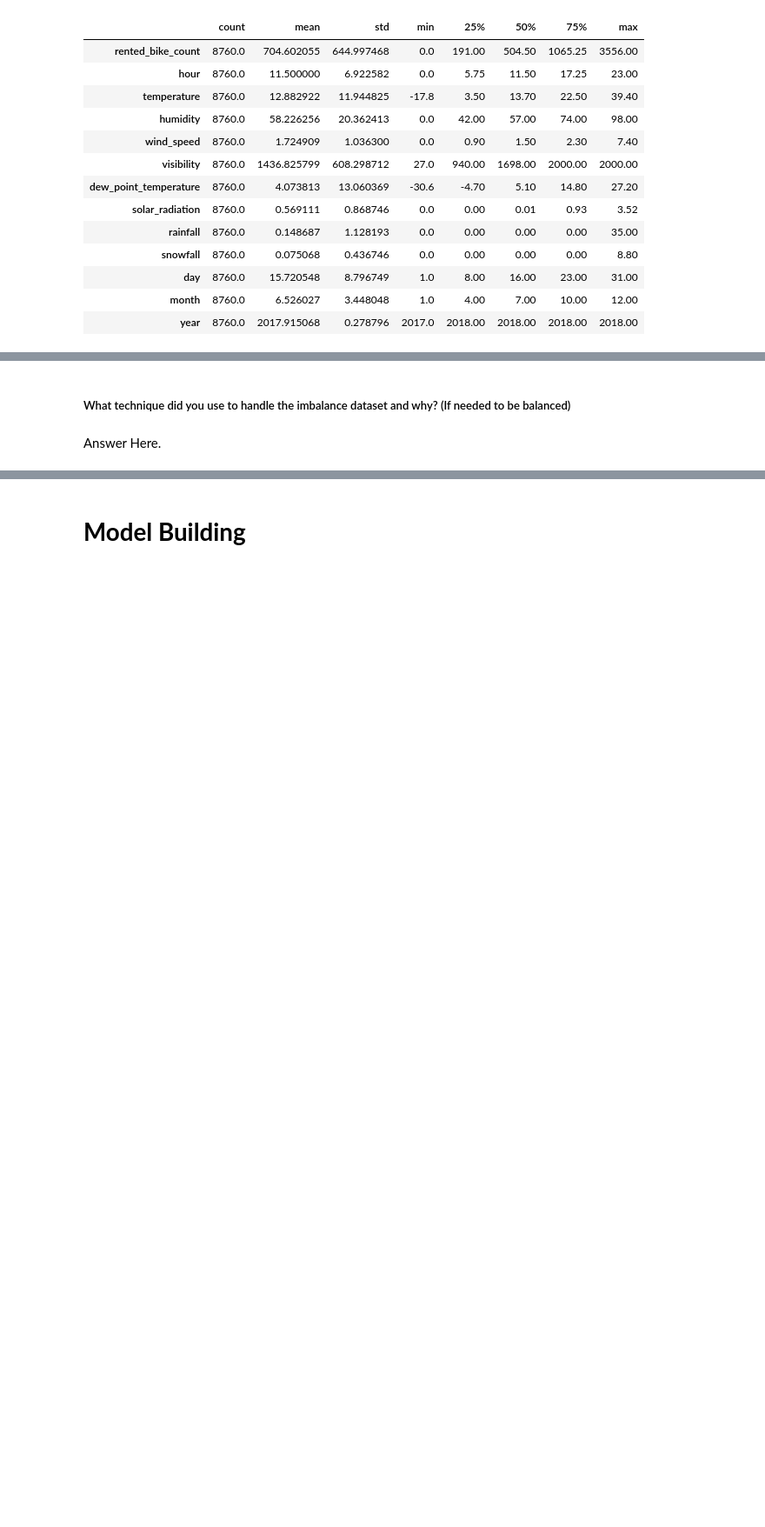
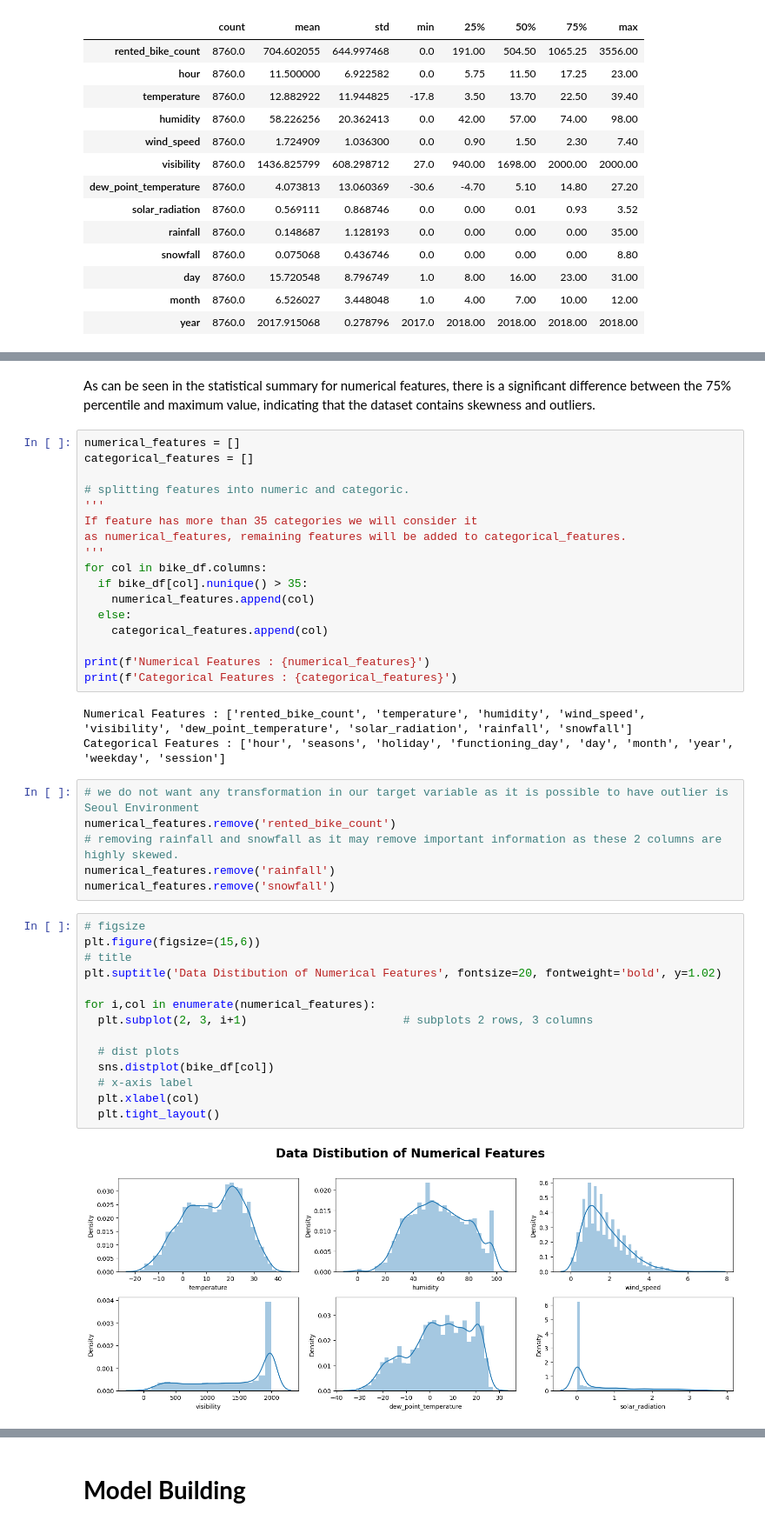
Before and after one commit to hamant-jagwan/Bike_Sharing_Demand_Prediction--ML--Regression, a Jupyter notebook: Capstone_project_ML_Bike_sharing_demand_prediction.ipynb, the cells around one changed output, grey strips where cells are left out. Shown at 87% size. Drawn from its saved outputs; the diff is of its cells as text; blank space fills up the shorter version.

```diff
--- a/Capstone_project_ML_Bike_sharing_demand_prediction.ipynb
+++ b/Capstone_project_ML_Bike_sharing_demand_prediction.ipynb
@@ -854,4 +717,44 @@ Answer Here.
-# %% [markdown]
-##### What technique did you use to handle the imbalance dataset and why? (If needed to be balanced)
-# %% [markdown]
-Answer Here.
+# %% [markdown]
+As can be seen in the statistical summary for numerical features, there is a significant difference between the 75% percentile and maximum value, indicating that the dataset contains skewness and outliers.
+# %%
+numerical_features = []
+categorical_features = []
+
+# splitting features into numeric and categoric.
+'''
+If feature has more than 35 categories we will consider it
+as numerical_features, remaining features will be added to categorical_features.
+'''
+for col in bike_df.columns:
+  if bike_df[col].nunique() > 35:
+    numerical_features.append(col)
+  else:
+    categorical_features.append(col)
+
+print(f'Numerical Features : {numerical_features}')
+print(f'Categorical Features : {categorical_features}')
+# %% [output]
+Numerical Features : ['rented_bike_count', 'temperature', 'humidity', 'wind_speed', 'visibility', 'dew_point_temperature', 'solar_radiation', 'rainfall', 'snowfall']
+Categorical Features : ['hour', 'seasons', 'holiday', 'functioning_day', 'day', 'month', 'year', 'weekday', 'session']
+# %%
+# we do not want any transformation in our target variable as it is possible to have outlier is Seoul Environment
+numerical_features.remove('rented_bike_count')
+# removing rainfall and snowfall as it may remove important information as these 2 columns are highly skewed.
+numerical_features.remove('rainfall')
+numerical_features.remove('snowfall')
+# %%
+# figsize
+plt.figure(figsize=(15,6))
+# title
+plt.suptitle('Data Distibution of Numerical Features', fontsize=20, fontweight='bold', y=1.02)
+
+for i,col in enumerate(numerical_features):
+  plt.subplot(2, 3, i+1)                       # subplots 2 rows, 3 columns
+
+  # dist plots
+  sns.distplot(bike_df[col])
+  # x-axis label
+  plt.xlabel(col)
+  plt.tight_layout()
+# %% [output]
+[figure, added]
```
Also changed, not shown: parts of 87 cells of this notebook.
